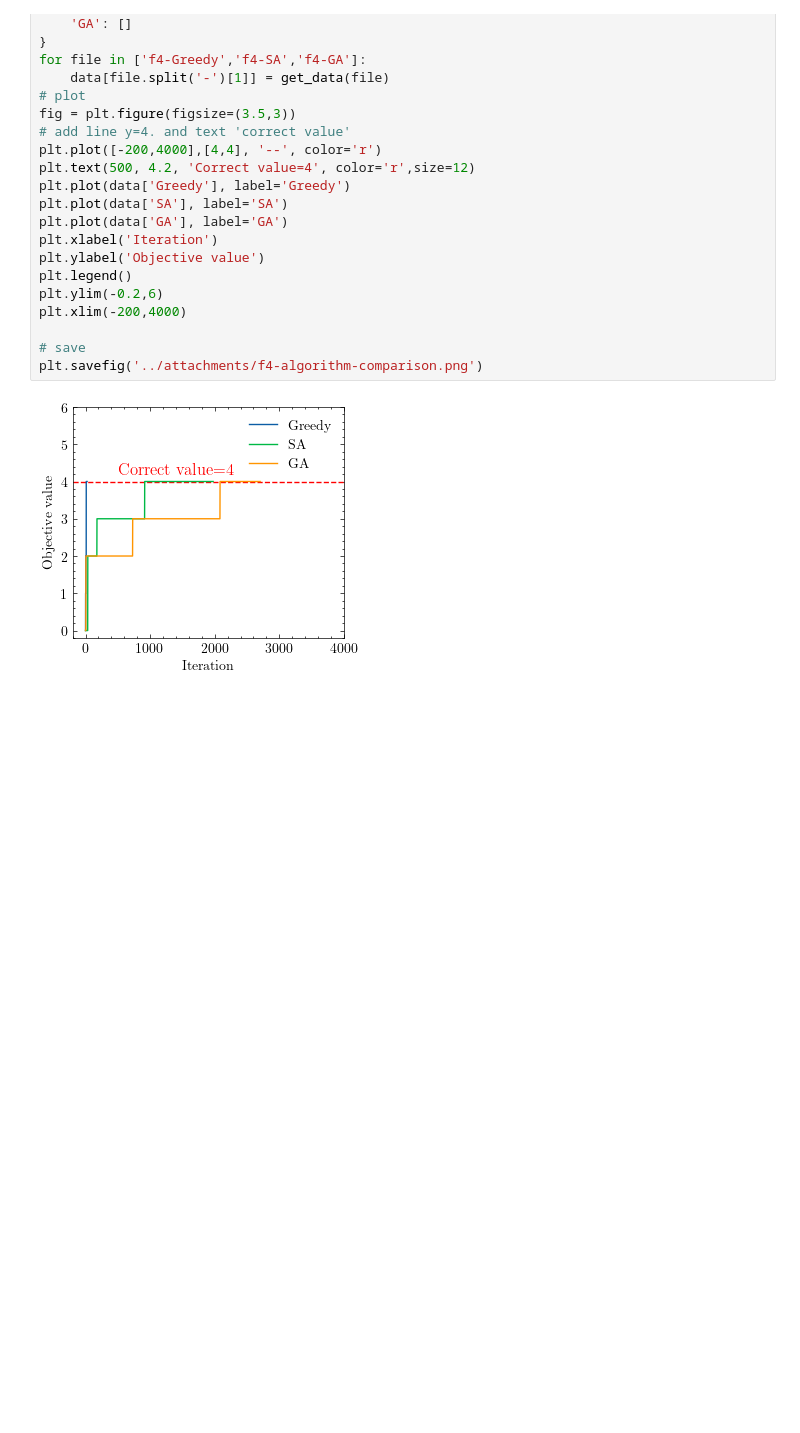
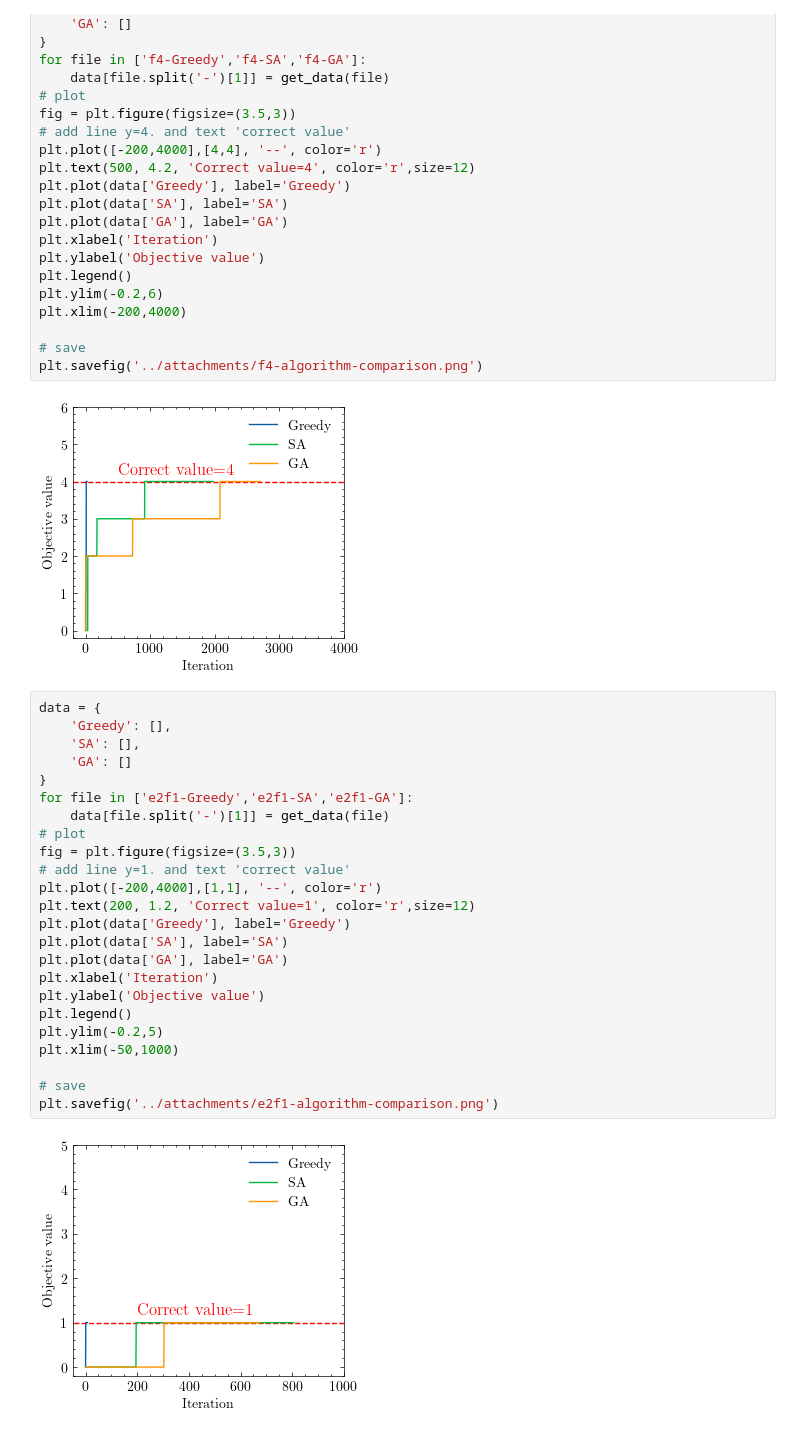
Before and after one commit to Mingzefei/RBS_max_current, a Jupyter notebook: code/plot.ipynb, the cells around one changed output. Cells and saved outputs as stored; diff of their text form; blank space fills up the shorter version.

Commit message:
Add e2f1 e2f3 algorithm comparison images

```diff
--- a/code/plot.ipynb
+++ b/code/plot.ipynb
@@ -150,3 +150,29 @@ plt.xlim(-200,4000)
 plt.savefig('../attachments/f4-algorithm-comparison.png')
 # %% [output]
 [figure]
+# %%
+data = {
+    'Greedy': [],
+    'SA': [],
+    'GA': []
+}
+for file in ['e2f1-Greedy','e2f1-SA','e2f1-GA']:
+    data[file.split('-')[1]] = get_data(file)
+# plot
+fig = plt.figure(figsize=(3.5,3))
+# add line y=1. and text 'correct value'
+plt.plot([-200,4000],[1,1], '--', color='r')
+plt.text(200, 1.2, 'Correct value=1', color='r',size=12)
+plt.plot(data['Greedy'], label='Greedy')
+plt.plot(data['SA'], label='SA')
+plt.plot(data['GA'], label='GA')
+plt.xlabel('Iteration')
+plt.ylabel('Objective value')
+plt.legend()
+plt.ylim(-0.2,5)
+plt.xlim(-50,1000)
+
+# save
+plt.savefig('../attachments/e2f1-algorithm-comparison.png')
+# %% [output]
+[figure, added]
```
Also changed, not shown: parts of 1 cell of this notebook, 2 other files.
